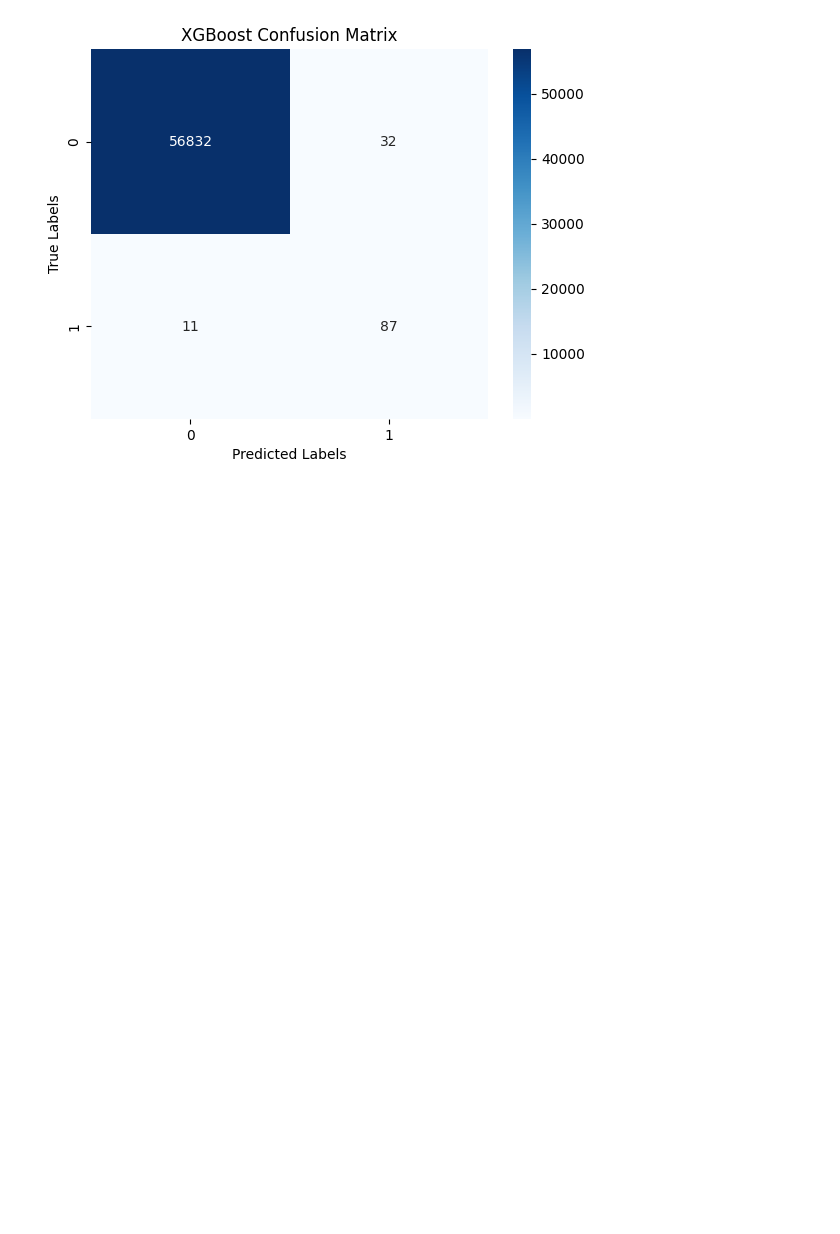
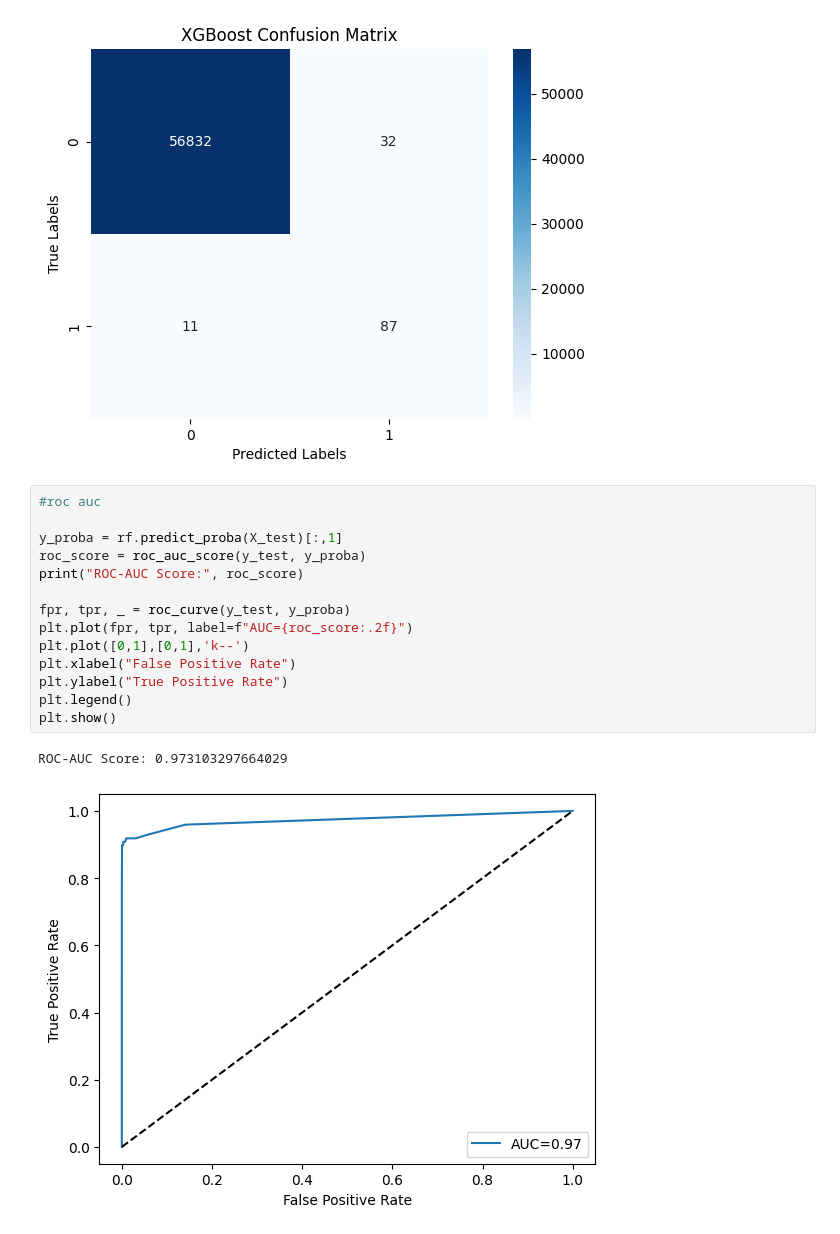
Before and after one commit to vivekbabu9640/DataScienceProjects, a Jupyter notebook: fraud_detection.ipynb, the cells around one changed output. Cells and saved outputs as stored; diff of their text form; blank space fills up the shorter version.

```diff
--- a/fraud_detection.ipynb
+++ b/fraud_detection.ipynb
@@ -167,3 +167,20 @@ plt.ylabel('True Labels')
 plt.show()
 # %% [output]
 [figure]
+# %%
+#roc auc
+
+y_proba = rf.predict_proba(X_test)[:,1]
+roc_score = roc_auc_score(y_test, y_proba)
+print("ROC-AUC Score:", roc_score)
+
+fpr, tpr, _ = roc_curve(y_test, y_proba)
+plt.plot(fpr, tpr, label=f"AUC={roc_score:.2f}")
+plt.plot([0,1],[0,1],'k--')
+plt.xlabel("False Positive Rate")
+plt.ylabel("True Positive Rate")
+plt.legend()
+plt.show()
+# %% [output]
+ROC-AUC Score: 0.973103297664029
+[figure, added]
```
